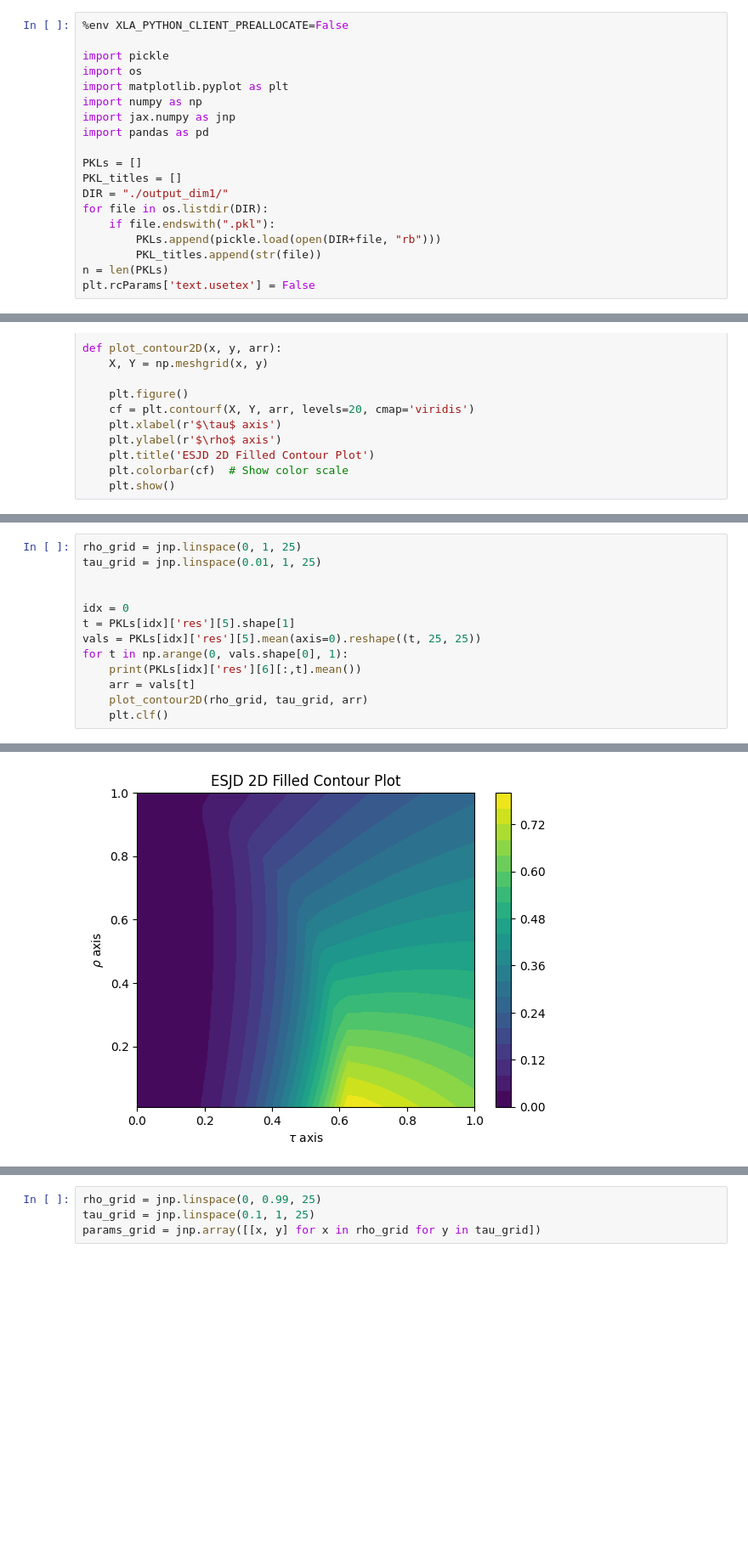
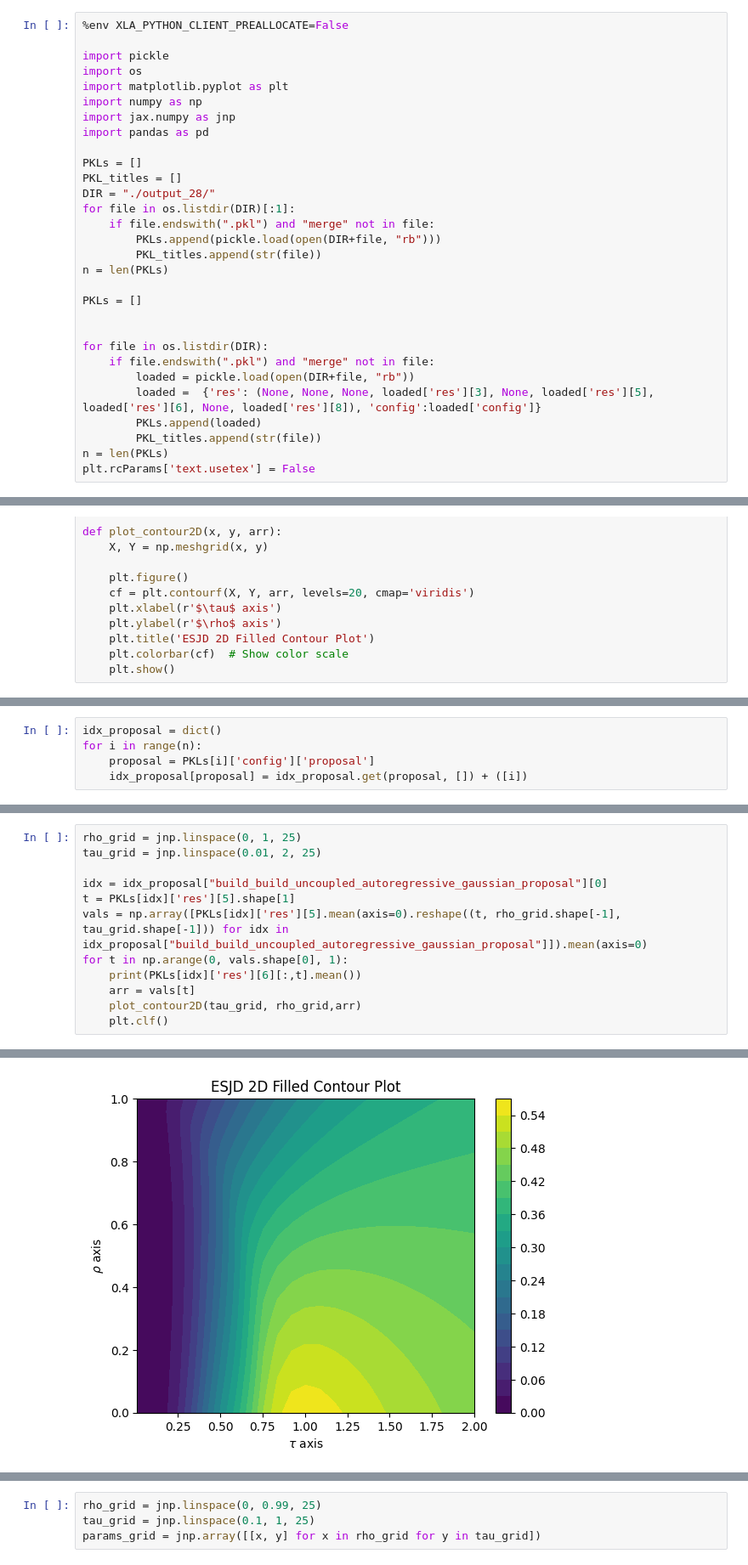
Before and after one commit to ylefay/adaptive_smc_tempering, a Jupyter notebook: adaptive_smc/experiments_bis/uncoupled_ar_rw_proposal/Untitled.ipynb, the cells around one changed output, grey strips where cells are left out. Shown at 85% size. Drawn from its saved outputs; the diff is of its cells as text; blank space fills up the shorter version.

```diff
--- a/adaptive_smc/experiments_bis/uncoupled_ar_rw_proposal/Untitled.ipynb
+++ b/adaptive_smc/experiments_bis/uncoupled_ar_rw_proposal/Untitled.ipynb
@@ -10,12 +10,23 @@ import pandas as pd
 
 PKLs = []
 PKL_titles = []
-DIR = "./output_dim1/"
-for file in os.listdir(DIR):
-    if file.endswith(".pkl"):
+DIR = "./output_28/"
+for file in os.listdir(DIR)[:1]:
+    if file.endswith(".pkl") and "merge" not in file:
         PKLs.append(pickle.load(open(DIR+file, "rb")))
         PKL_titles.append(str(file))
 n = len(PKLs)
+
+PKLs = []
+
+
+for file in os.listdir(DIR):
+    if file.endswith(".pkl") and "merge" not in file:
+        loaded = pickle.load(open(DIR+file, "rb"))
+        loaded =  {'res': (None, None, None, loaded['res'][3], None, loaded['res'][5], loaded['res'][6], None, loaded['res'][8]), 'config':loaded['config']}
+        PKLs.append(loaded)
+        PKL_titles.append(str(file))
+n = len(PKLs)
 plt.rcParams['text.usetex'] = False
 # %% [output]
 env: XLA_PYTHON_CLIENT_PREALLOCATE=False
@@ -57,0 +105,5 @@ PKL_titles[4]
+# %%
+idx_proposal = dict()
+for i in range(n):
+    proposal = PKLs[i]['config']['proposal']
+    idx_proposal[proposal] = idx_proposal.get(proposal, []) + ([i])
@@ -71,15 +150,14 @@ plt.vlines(x=-1, ymin=0, ymax=1)
 # %%
 rho_grid = jnp.linspace(0, 1, 25)
-tau_grid = jnp.linspace(0.01, 1, 25)
+tau_grid = jnp.linspace(0.01, 2, 25)
 
-
-idx = 0
+idx = idx_proposal["build_build_uncoupled_autoregressive_gaussian_proposal"][0]
 t = PKLs[idx]['res'][5].shape[1]
-vals = PKLs[idx]['res'][5].mean(axis=0).reshape((t, 25, 25))
+vals = np.array([PKLs[idx]['res'][5].mean(axis=0).reshape((t, rho_grid.shape[-1], tau_grid.shape[-1])) for idx in idx_proposal["build_build_uncoupled_autoregressive_gaussian_proposal"]]).mean(axis=0)
 for t in np.arange(0, vals.shape[0], 1):
     print(PKLs[idx]['res'][6][:,t].mean())
     arr = vals[t]
-    plot_contour2D(rho_grid, tau_grid, arr)
+    plot_contour2D(tau_grid, rho_grid,arr)
     plt.clf()
 # %% [output]
 0.14148436
@@ -88,2 +166,2 @@ for t in np.arange(0, vals.shape[0], 1):
 <Figure size 640x480 with 0 Axes>
-[figure, old version]
+[figure, new version]
```
Also changed, not shown: parts of 11 cells of this notebook, 12 other files.
